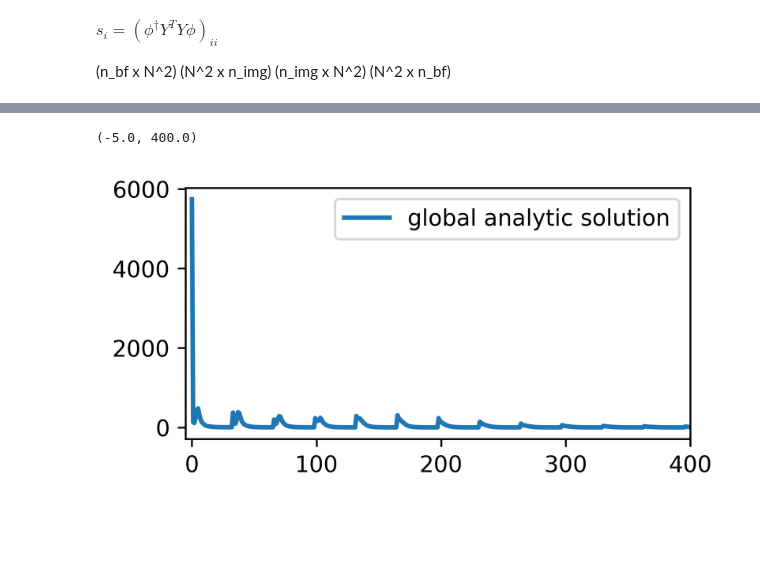
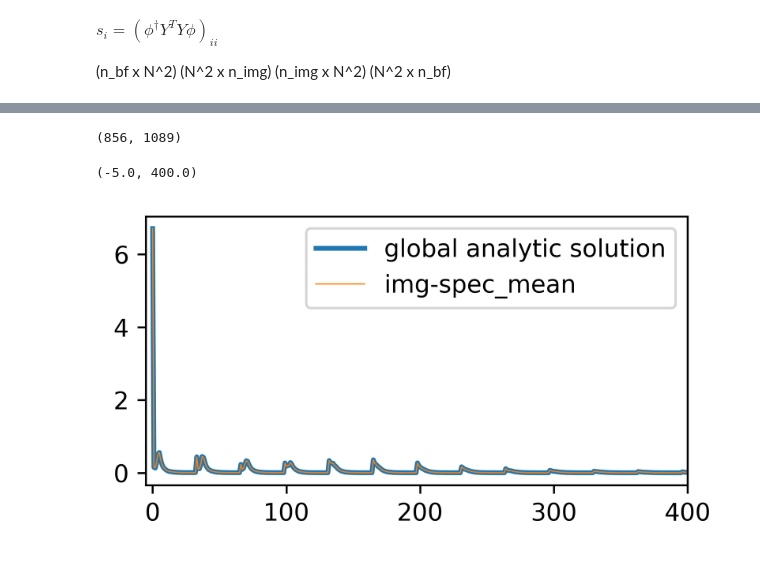
Before and after one commit to HarrisonGoldwyn/distributional_SRCNN, a Jupyter notebook: sr_ordered_train0p7/stage_2/parCov_fitting_fourier_analytic.ipynb, the cells around one changed output, grey strips where cells are left out. Saved outputs shown, nothing was run; the diff lists cells and outputs as text; code cells hidden in the pictures; blank space fills up the shorter version.

```diff
--- a/sr_ordered_train0p7/stage_2/parCov_fitting_fourier_analytic.ipynb
+++ b/sr_ordered_train0p7/stage_2/parCov_fitting_fourier_analytic.ipynb
@@ -263,30 +225,34 @@ $s_i = (\phi^\dagger Y^T Y \phi)_{ii}$
+# %%
+img_spec_anal_params.shape
+# %% [output]
+(856, 1089)
 # %%
 g_A = (
     np.matmul(
         np.matmul(
             np.matmul(
                 np.conj(basis_functions.T/N),
                 mse_error_fields.reshape(856, N**2).T
                 ),
             mse_error_fields.reshape(856, N**2)
             ),
         (basis_functions/N)
         )
-)
+    )
 
-mse_g_anal_params = np.diag(g_A)
+mse_g_anal_params = np.diag(g_A) / 856
 
 plt.figure(dpi=600, figsize=(4, 2))
 plt.plot(mse_g_anal_params, lw=2, label='global analytic solution')
-# plt.plot(
-#     mse_g_params,
-#     lw=0.5,
-#     # color='lightgray',
-#     label='global numerical solution')
+plt.plot(
+    img_spec_anal_params.mean(axis=0),
+    lw=0.5,
+    # color='lightgray',
+    label='img-spec_mean')
 plt.legend()
 plt.xlim(-5, 400)
 # %% [output]
 (-5.0, 400.0)
-[figure, old version]
+[figure, new version]
 # %%
 np.save('anal_sln_global_params.npy', mse_g_anal_params)
```
Also changed, not shown: parts of 2 cells of this notebook, 2 other files.
